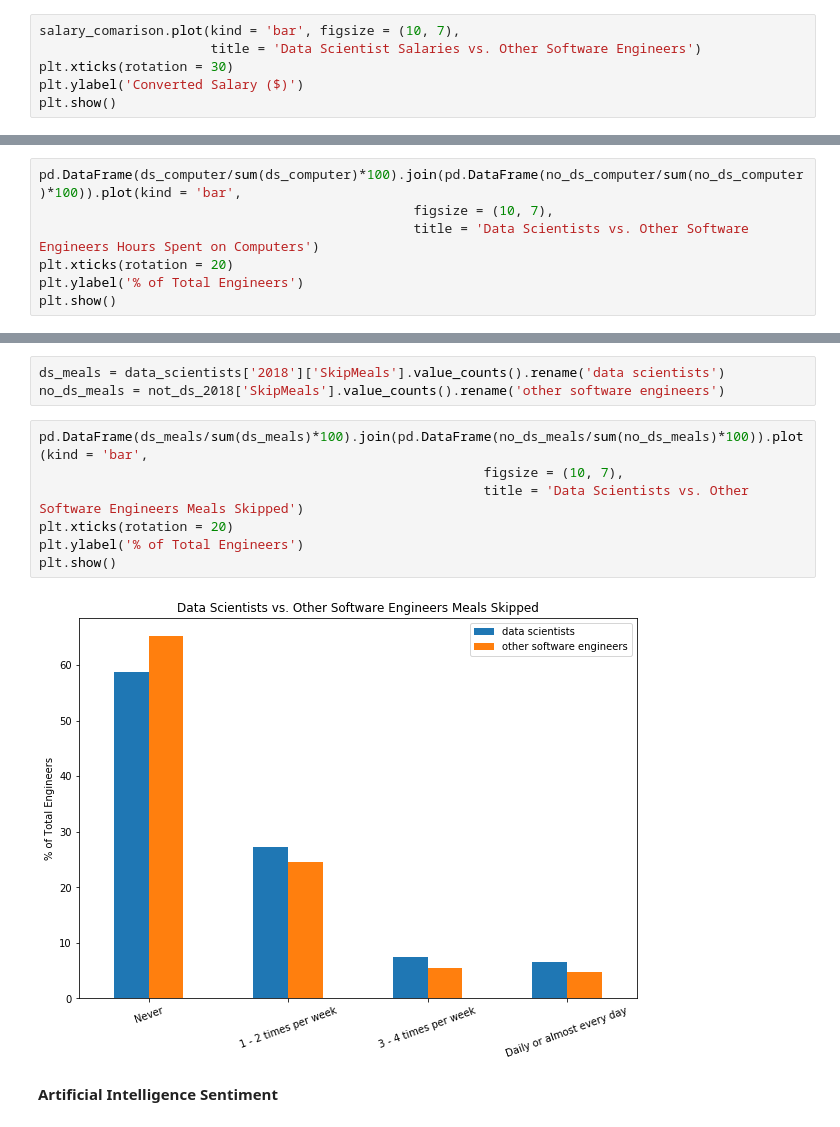
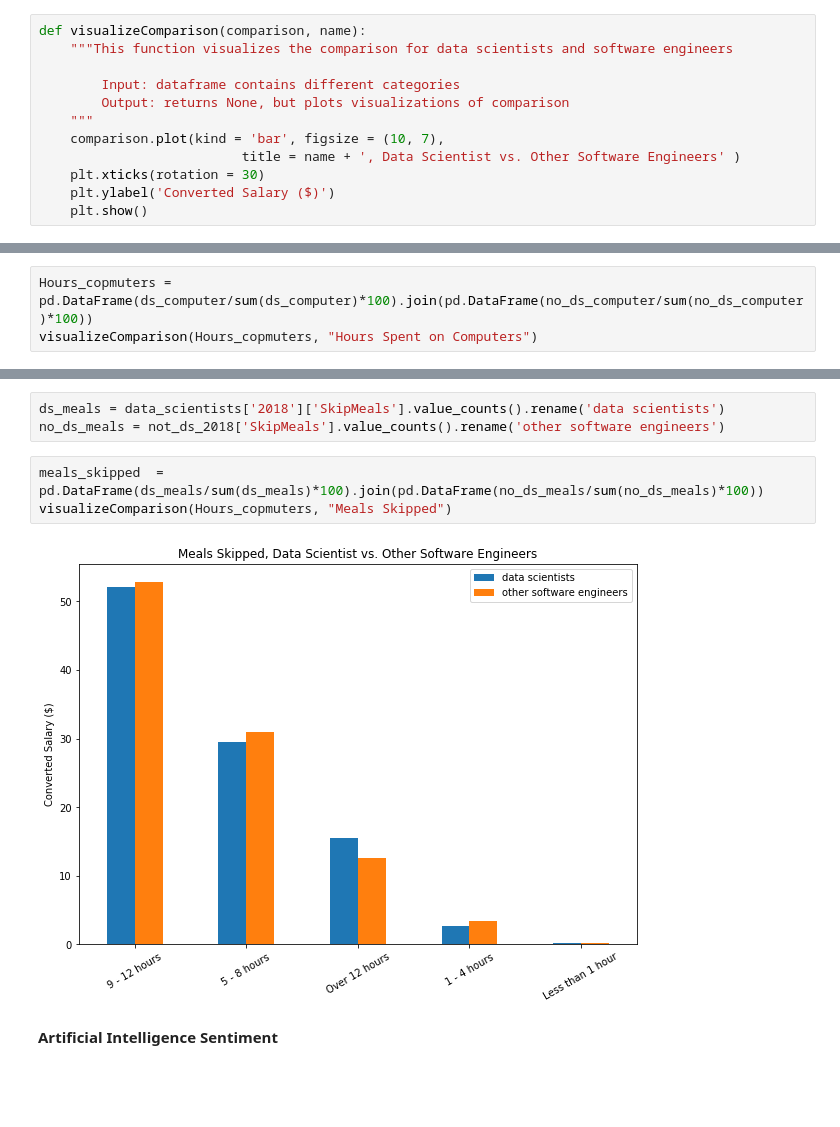
Before and after one commit to chen-bowen/Data_Science_Portfolio, a Jupyter notebook: Project 4 - Data Science Blog/Understanding the Career of Data Scientists.ipynb, the cells around one changed output, grey strips where cells are left out. Drawn from its saved outputs; the diff is of its cells as text; blank space fills up the shorter version.

```diff
--- a/Project 4 - Data Science Blog/Understanding the Career of Data Scientists.ipynb
+++ b/Project 4 - Data Science Blog/Understanding the Career of Data Scientists.ipynb
@@ -318,8 +294,14 @@ salary_comarison = pd.DataFrame(ds_salary[countries]).join(pd.DataFrame(not_ds_s
 # %% [markdown]
 Plot salary comparisons
 # %%
-salary_comarison.plot(kind = 'bar', figsize = (10, 7),
-                      title = 'Data Scientist Salaries vs. Other Software Engineers')
-plt.xticks(rotation = 30)
-plt.ylabel('Converted Salary ($)')
-plt.show()
+def visualizeComparison(comparison, name):
+    """This function visualizes the comparison for data scientists and software engineers
+
+        Input: dataframe contains different categories
+        Output: returns None, but plots visualizations of comparison
+    """
+    comparison.plot(kind = 'bar', figsize = (10, 7),
+                          title = name + ', Data Scientist vs. Other Software Engineers' )
+    plt.xticks(rotation = 30)
+    plt.ylabel('Converted Salary ($)')
+    plt.show()
@@ -351,10 +317,6 @@ no_ds_computer = not_ds_2018['HoursComputer'].value_counts().rename('other softw
 # %% [markdown]
 Plot data scientists hours spent on Computer
 # %%
-pd.DataFrame(ds_computer/sum(ds_computer)*100).join(pd.DataFrame(no_ds_computer/sum(no_ds_computer)*100)).plot(kind = 'bar',
-                                                figsize = (10, 7),
-                                                title = 'Data Scientists vs. Other Software Engineers Hours Spent on Computers')
-plt.xticks(rotation = 20)
-plt.ylabel('% of Total Engineers')
-plt.show()
+Hours_copmuters = pd.DataFrame(ds_computer/sum(ds_computer)*100).join(pd.DataFrame(no_ds_computer/sum(no_ds_computer)*100))
+visualizeComparison(Hours_copmuters, "Hours Spent on Computers")
 # %% [output]
@@ -365,14 +327,10 @@ plt.show()
 ds_meals = data_scientists['2018']['SkipMeals'].value_counts().rename('data scientists')
 no_ds_meals = not_ds_2018['SkipMeals'].value_counts().rename('other software engineers')
 # %%
-pd.DataFrame(ds_meals/sum(ds_meals)*100).join(pd.DataFrame(no_ds_meals/sum(no_ds_meals)*100)).plot(kind = 'bar',
-                                                         figsize = (10, 7),
-                                                         title = 'Data Scientists vs. Other Software Engineers Meals Skipped')
-plt.xticks(rotation = 20)
-plt.ylabel('% of Total Engineers')
-plt.show()
+meals_skipped  = pd.DataFrame(ds_meals/sum(ds_meals)*100).join(pd.DataFrame(no_ds_meals/sum(no_ds_meals)*100))
+visualizeComparison(Hours_copmuters, "Meals Skipped")
 # %% [output]
-[figure, old version]
+[figure, new version]
 # %% [markdown]
 **Artificial Intelligence Sentiment**
 # %% [markdown]
```
Also changed, not shown: parts of 23 cells of this notebook.
